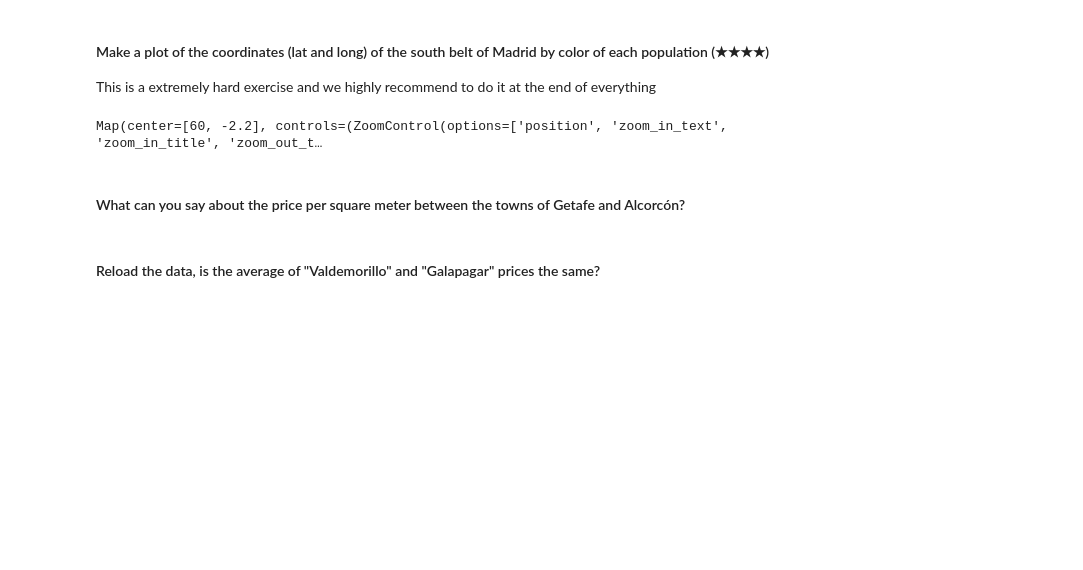
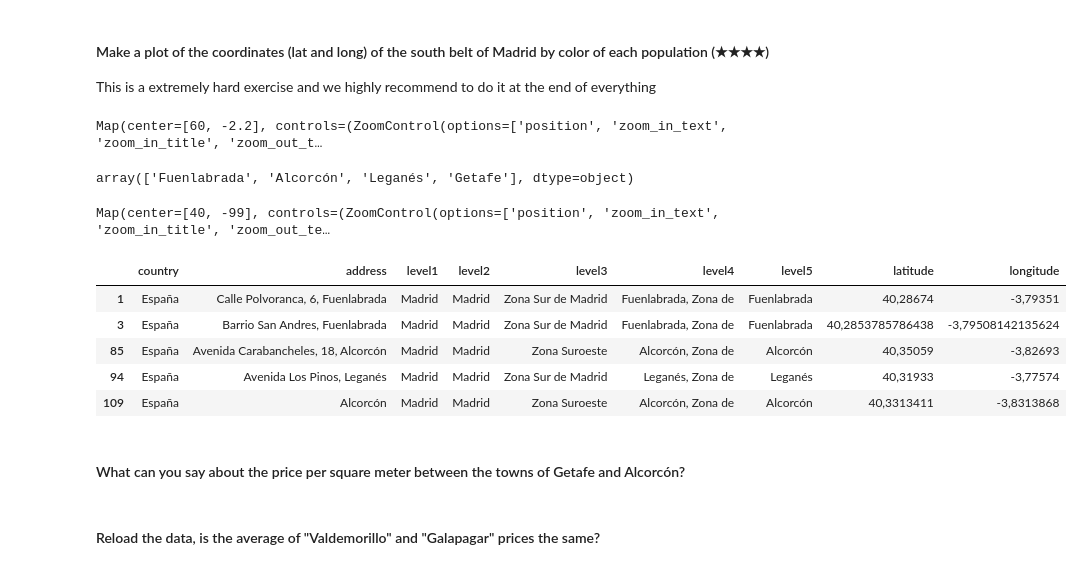
Before and after one commit to xalejandrow/realestate-datacleanup-exercise, a Jupyter notebook: project.ipynb, the cells around one changed output. Cells and saved outputs as stored; diff of their text form; code cells hidden in the pictures; blank space fills up the shorter version.

```diff
--- a/project.ipynb
+++ b/project.ipynb
@@ -636,3 +636,36 @@ Map(center=[60, -2.2], controls=(ZoomControl(options=['position', 'zoom_in_text'
+# %%
+## HERE: plot the coordinates of the estates
+
+## PUT HERE YOUR CODE:
+positions = df_sub[['country','address','level1','level2','level3','level4','level5','latitude', 'longitude']]
+positions.head(15)
+lat,lon = positions['latitude'], positions['longitude']
+colors = positions['level5'].unique()
+display(colors)
+
+# create map
+city_map = Map(center=(40, -99), zoom=4)
+
+# plot airport locations
+for (index, row) in positions.iterrows():
+    marker = Marker(location=[row.loc['latitude'], row.loc['longitude']],
+                    title=row.loc['address'] + ' ' + row.loc['level5'] + ' ' + row.loc['level2'])
+    city_map.add_layer(marker)
+
+# display map
+city_map
+# %% [output]
+array(['Fuenlabrada', 'Alcorcón', 'Leganés', 'Getafe'], dtype=object)
+Map(center=[40, -99], controls=(ZoomControl(options=['position', 'zoom_in_text', 'zoom_in_title', 'zoom_out_te…
+# %%
+positions.head(5)
+# %% [output]
+|  | country | address | level1 | level2 | level3 | level4 | level5 | latitude | longitude |
+| 1 | España | Calle Polvoranca, 6, Fuenlabrada | Madrid | Madrid | Zona Sur de Madrid | Fuenlabrada, Zona de | Fuenlabrada | 40,28674 | -3,79351 |
+| 3 | España | Barrio San Andres, Fuenlabrada | Madrid | Madrid | Zona Sur de Madrid | Fuenlabrada, Zona de | Fuenlabrada | 40,2853785786438 | -3,79508142135624 |
+| 85 | España | Avenida Carabancheles, 18, Alcorcón | Madrid | Madrid | Zona Suroeste | Alcorcón, Zona de | Alcorcón | 40,35059 | -3,82693 |
+| 94 | España | Avenida Los Pinos, Leganés | Madrid | Madrid | Zona Sur de Madrid | Leganés, Zona de | Leganés | 40,31933 | -3,77574 |
+| 109 | España | Alcorcón | Madrid | Madrid | Zona Suroeste | Alcorcón, Zona de | Alcorcón | 40,3313411 | -3,8313868 |
 # %% [markdown]
 #### What can you say about the price per square meter between the towns of Getafe and Alcorcón?
 # %% [markdown]
```
Also changed, not shown: parts of 5 cells of this notebook, 1 other file.
